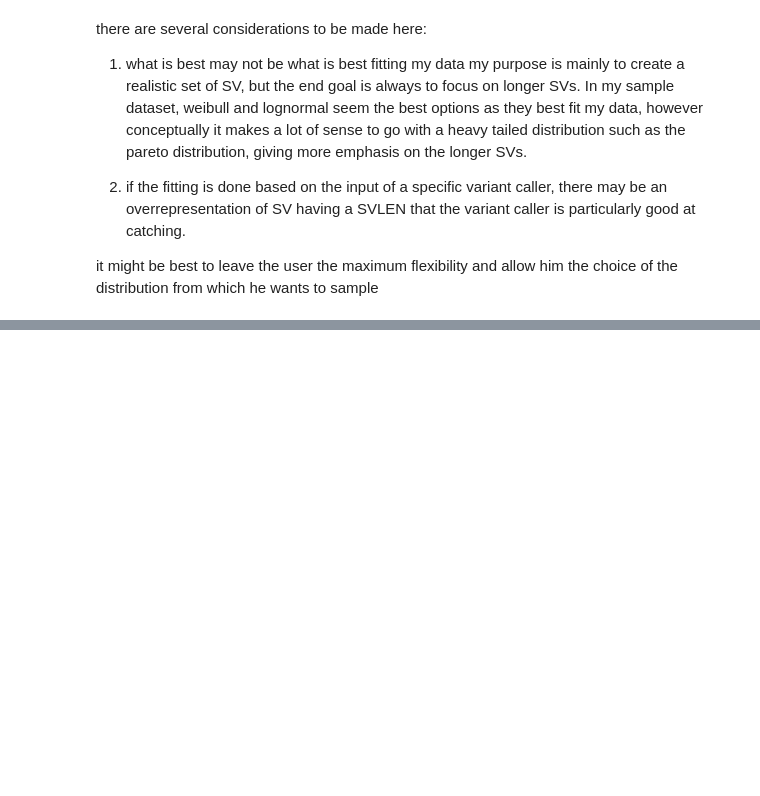
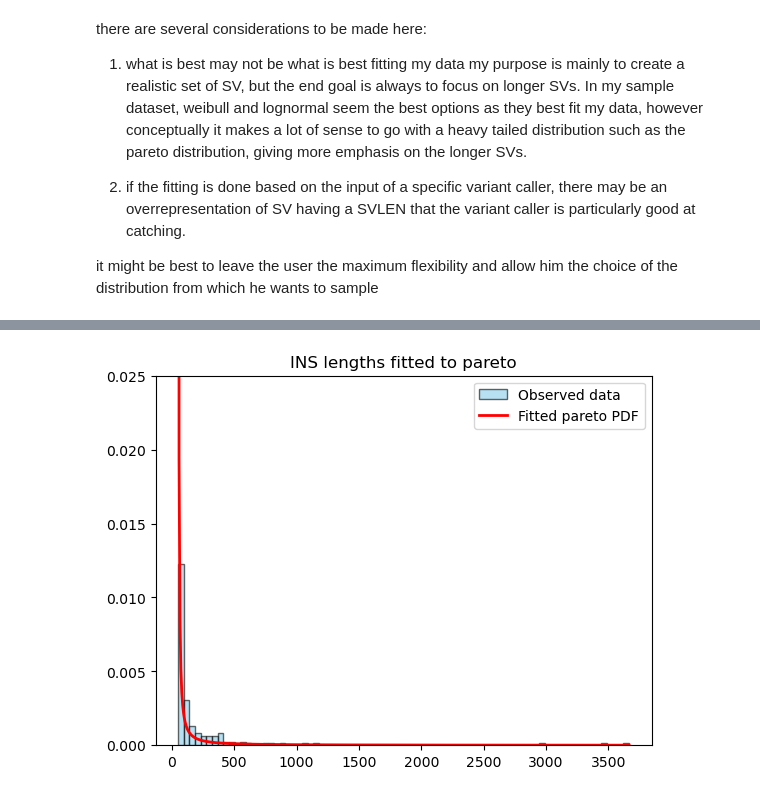
Before and after one commit to thom-99/insvert_demo, a Jupyter notebook: inSVert/test_distributions.ipynb, the cells around one changed output, grey strips where cells are left out. Saved outputs shown, nothing was run; the diff lists cells and outputs as text; code cells hidden in the pictures; blank space fills up the shorter version.

```diff
--- a/inSVert/test_distributions.ipynb
+++ b/inSVert/test_distributions.ipynb
@@ -104,0 +121,17 @@ it might be best to leave the user the maximum flexibility and allow him the cho
+# %%
+from scipy.stats import pareto
+
+shape, loc, scale = (0.3013715093193935, 49, 1)
+data = np.array(vcf_data['INS']['lengths'])
+plt.hist(data, bins=80, density=True, alpha=0.6, color='skyblue', edgecolor='black', label='Observed data')
+x = np.linspace(data.min(), data.max(), 500)
+
+pdf = pareto.pdf(x, shape, loc=loc, scale=scale)
+plt.plot(x, pdf, 'r-', lw=2, label='Fitted pareto PDF')
+
+plt.ylim(0, 0.025)
+plt.title('INS lengths fitted to pareto')
+plt.legend()
+plt.show()
+# %% [output]
+[figure, added]
```
Also changed, not shown: parts of 1 cell of this notebook, 2 other files.
